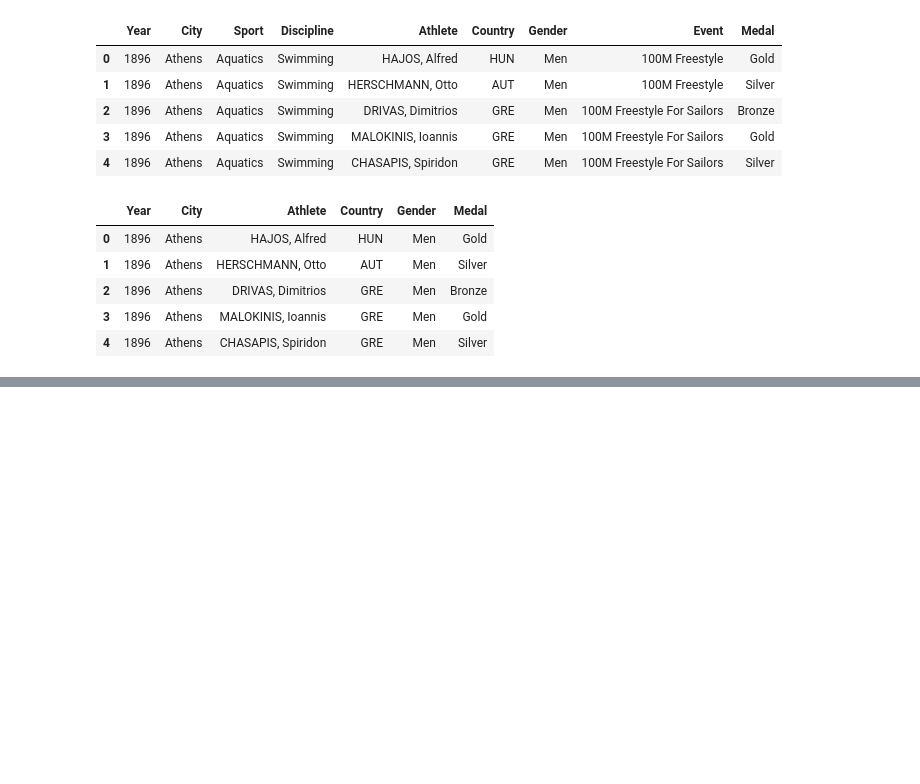
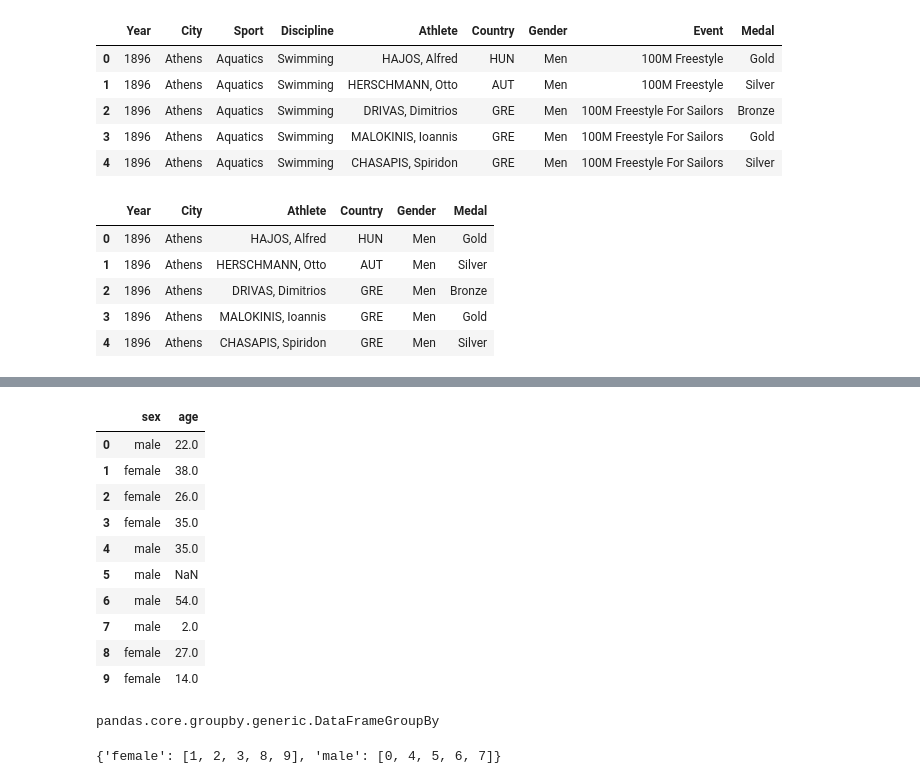
Before and after one commit to Jayce77/pythonDataCookbook, a Jupyter notebook: pandasExamples.ipynb, the cells around one changed output, grey strips where cells are left out. Saved outputs shown, nothing was run; the diff lists cells and outputs as text; code cells hidden in the pictures; blank space fills up the shorter version.

Commit message:
Pandas groupby

```diff
--- a/pandasExamples.ipynb
+++ b/pandasExamples.ipynb
@@ -2585,0 +2589,3 @@ summer.head()
+# %%
+titanic = pd.read_csv('data/titanic.csv')
+titanic.head()
@@ -2585,0 +2599,15 @@ summer.head()
+# %%
+titanic_slice = titanic.iloc[:10, [2,3]]
+titanic_slice
+# %% [output]
+|  | sex | age |
+| 0 | male | 22.0 |
+| 1 | female | 38.0 |
+| 2 | female | 26.0 |
+| 3 | female | 35.0 |
+| 4 | male | 35.0 |
+| 5 | male | NaN |
+| 6 | male | 54.0 |
+| 7 | male | 2.0 |
+| 8 | female | 27.0 |
+| 9 | female | 14.0 |
@@ -2585,0 +2616,8 @@ summer.head()
+# %%
+type(gbo)
+# %% [output]
+pandas.core.groupby.generic.DataFrameGroupBy
+# %%
+gbo.groups
+# %% [output]
+{'female': [1, 2, 3, 8, 9], 'male': [0, 4, 5, 6, 7]}
```
Also changed, not shown: parts of 13 cells of this notebook.
